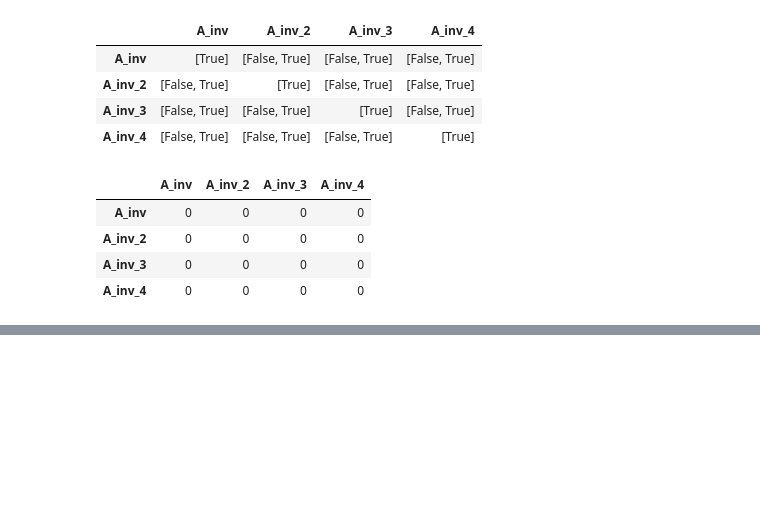
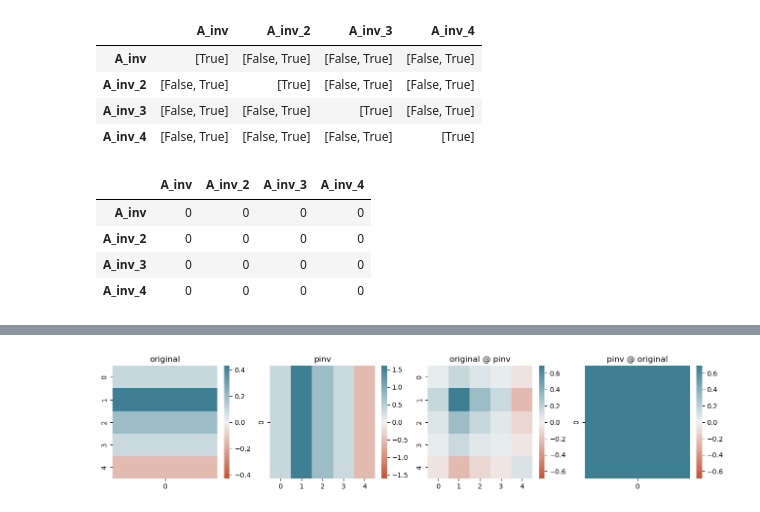
Before and after one commit to euno2723/SGPR, a Jupyter notebook: experiments/linalg.ipynb, the cells around one changed output, grey strips where cells are left out. Drawn from its saved outputs; the diff is of its cells as text; code cells hidden in the pictures; blank space fills up the shorter version.

Commit message:
finish linalg tests

```diff
--- a/experiments/linalg.ipynb
+++ b/experiments/linalg.ipynb
@@ -321,0 +294,80 @@ display(df2)
+# %%
+import numpy as np
+import pandas as pd
+import seaborn as sns
+import matplotlib.pyplot as plt
+%matplotlib inline
+
+def generate_random_matrix(rows, cols):
+    return np.random.uniform(low=-1.0, high=1.0, size=(rows, cols))
+
+
+def display_pseudoinverse(mat):
+    mat_pinv = np.linalg.pinv(mat)
+    mat_confm = mat @ mat_pinv
+    mat_confm2 = mat_pinv @ mat
+
+    max_abs_mat = max(abs(mat.max()), abs(mat.min()))
+    max_abs_mat_pinv = max(abs(mat_pinv.max()), abs(mat_pinv.min()))
+    max_abs_mat_confm = max(abs(mat_confm.max()), abs(mat_confm.min()))
+
+    df1 = pd.DataFrame(mat)
+    df2 = pd.DataFrame(mat_pinv)
+    df3 = pd.DataFrame(mat_confm)
+    df4 = pd.DataFrame(mat_confm2)
+
+    plt.figure(figsize=(16,3))
+    plt.subplot(1,4,1)
+    plt.title("original")
+    sns.heatmap(mat,
+                # annot=True,
+                vmin=-1*max_abs_mat,
+                vmax=1*max_abs_mat,
+                cmap=sns.diverging_palette(20,220,n=100))
+    plt.subplot(1,4,2)
+    plt.title("pinv")
+    sns.heatmap(mat_pinv,
+                # annot=True,
+                vmin=-1*max_abs_mat_pinv,
+                vmax=1*max_abs_mat_pinv,
+                cmap=sns.diverging_palette(20,220,n=100))
+    plt.subplot(1,4,3)
+    plt.title("original @ pinv")
+    sns.heatmap(mat_confm,
+                # annot=True,
+                vmin=-1*max_abs_mat_confm,
+                vmax=1*max_abs_mat_confm,
+                cmap=sns.diverging_palette(20,220,n=100))
+    plt.subplot(1,4,4)
+    plt.title("pinv @ original")
+    sns.heatmap(mat_confm2,
+                # annot=True,
+                vmin=-1*max_abs_mat_confm,
+                vmax=1*max_abs_mat_confm,
+                cmap=sns.diverging_palette(20,220,n=100))
+
+    print("-------------------------------------------------------------------")
+    display(df1)
+    print()
+    display(df2)
+    print()
+    display(df3)
+    print()
+    display(df4)
+    print()
+    plt.show()
+    print()
+    print()
+
+
+np.random.seed(seed=0)
+
+N_mat = 10
+rows = 5
+cols = 1
+
+for i in range(N_mat):
+    mat = generate_random_matrix(rows, cols)
+    cols += 1
+    display_pseudoinverse(mat)
+# %% [output]
@@ -321,0 +391 @@ display(df2)
+[figure, added]
```
Also changed, not shown: parts of 29 cells of this notebook, 6 other files.
